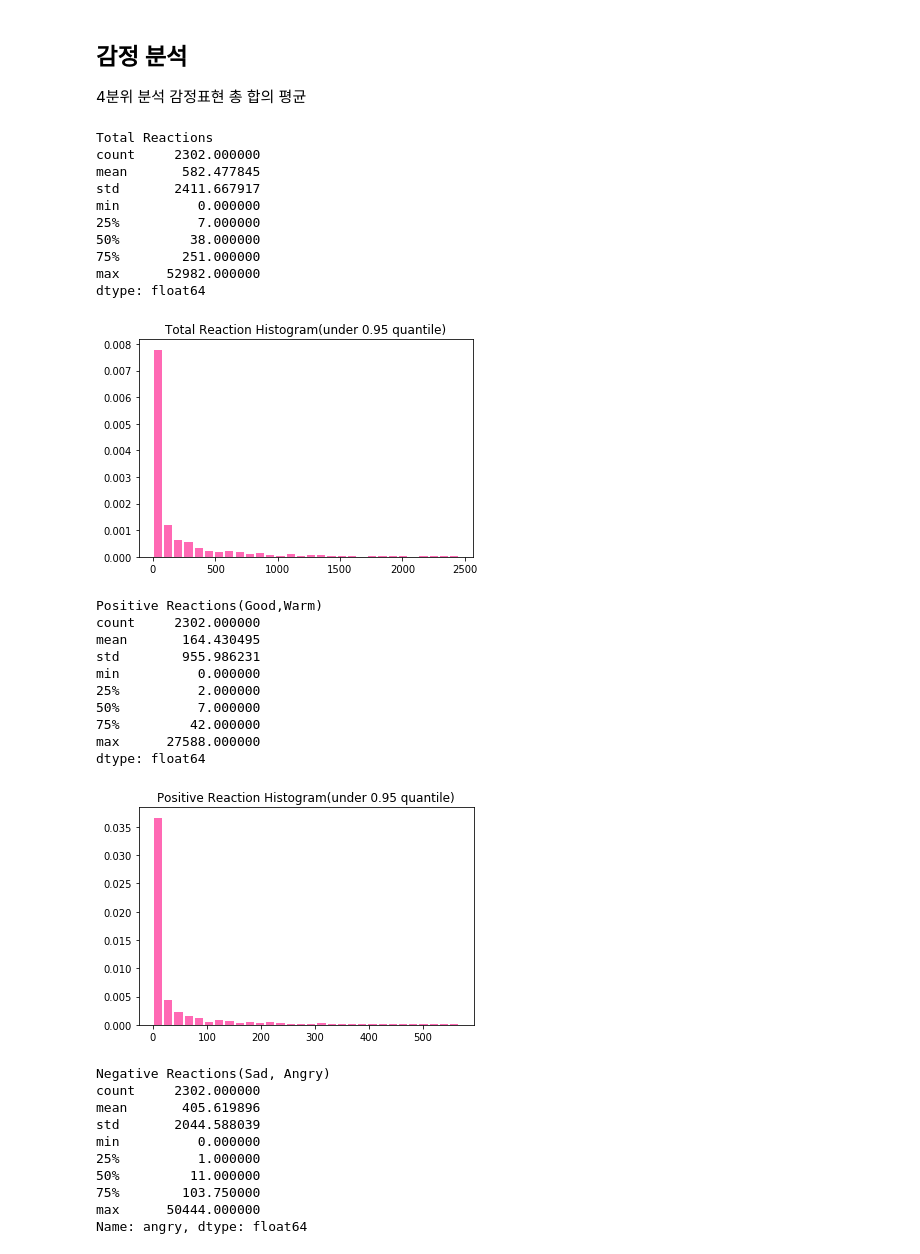
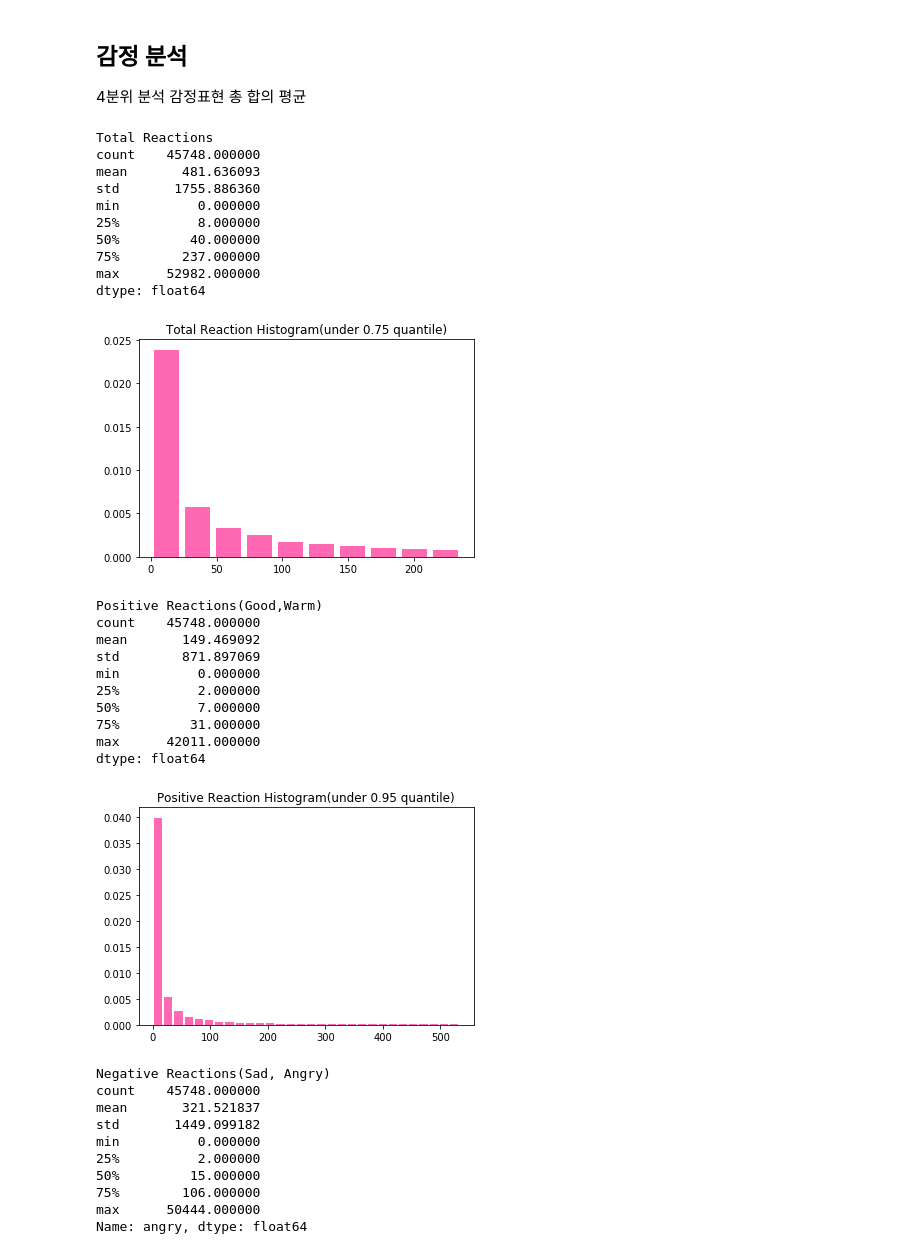
Before and after one commit to HeegyuKim/denuri-notebook, a Jupyter notebook: sentiment/analysis.ipynb, the cells around one changed output. Drawn from its saved outputs; the diff is of its cells as text; code cells hidden in the pictures.

```diff
--- a/sentiment/analysis.ipynb
+++ b/sentiment/analysis.ipynb
@@ -14,6 +26,8 @@ tagger = Okt() # Kkma()
 # %%
 %%time
-data = pd.read_csv("../data/news_reactions_recent.csv")
+with open("../output.jsl") as f:
+    lines = f.readlines()
+    data = pd.DataFrame([json.loads(x) for x in lines])
 # data = pd.read_csv("../data/news_reactions_tokenized.csv")
 # data = pd.read_json("../data/news_reactions_tokenized.json")
 # %% [output]
@@ -179,9 +206,9 @@ neg = data.angry
 # %%
 print("Total Reactions")
 print(total.describe())
-plt.title("Total Reaction Histogram(under 0.95 quantile)")
-plt.hist(total[total < total.quantile(0.95)] ,
-         bins=30, ## 몇 개의 바구니로 구분할 것인가.
+plt.title("Total Reaction Histogram(under 0.75 quantile)")
+plt.hist(total[total < total.quantile(0.75)] ,
+         bins=10, ## 몇 개의 바구니로 구분할 것인가.
          density=True, ## ytick을 퍼센트비율로 표현해줌
          cumulative=False, ## 누적으로 표현하고 싶을 때는 True
          histtype='bar',  ## 타입. or step으로 하면 모양이 바뀜.
@@ -194,58 +221,58 @@ print("Positive Reactions(Good,Warm)")
 print(pos.describe())
 plt.title("Positive Reaction Histogram(under 0.95 quantile)")
 plt.hist(pos[pos < pos.quantile(0.95)] ,
          bins=30, ## 몇 개의 바구니로 구분할 것인가.
          density=True, ## ytick을 퍼센트비율로 표현해줌
          cumulative=False, ## 누적으로 표현하고 싶을 때는 True
          histtype='bar',  ## 타입. or step으로 하면 모양이 바뀜.
          orientation='vertical', ## or horizontal
          rwidth=0.8, ## 1.0일 경우, 꽉 채움 작아질수록 간격이 생김
          color='hotpink', ## bar 색깔
         )
 plt.show()
 print("Negative Reactions(Sad, Angry)")
 print(neg.describe())
 plt.title("Total Reaction Histogram(under 0.95 quantile)")
 plt.hist(neg[neg < neg.quantile(0.95)] ,
          bins=30, ## 몇 개의 바구니로 구분할 것인가.
          density=True, ## ytick을 퍼센트비율로 표현해줌
          cumulative=False, ## 누적으로 표현하고 싶을 때는 True
          histtype='bar',  ## 타입. or step으로 하면 모양이 바뀜.
          orientation='vertical', ## or horizontal
          rwidth=0.8, ## 1.0일 경우, 꽉 채움 작아질수록 간격이 생김
          color='hotpink', ## bar 색깔
         )
 plt.show()
 # %% [output]
 Total Reactions
-count     2302.000000
-mean       582.477845
-std       2411.667917
+count    45748.000000
+mean       481.636093
+std       1755.886360
 min          0.000000
-25%          7.000000
-50%         38.000000
-75%        251.000000
+25%          8.000000
+50%         40.000000
+75%        237.000000
 max      52982.000000
 dtype: float64
-[figure, old version]
+[figure, new version]
 Positive Reactions(Good,Warm)
-count     2302.000000
-mean       164.430495
-std        955.986231
+count    45748.000000
+mean       149.469092
+std        871.897069
 min          0.000000
 25%          2.000000
 50%          7.000000
-75%         42.000000
-max      27588.000000
+75%         31.000000
+max      42011.000000
 dtype: float64
-[figure, old version]
+[figure, new version]
 Negative Reactions(Sad, Angry)
-count     2302.000000
-mean       405.619896
-std       2044.588039
+count    45748.000000
+mean       321.521837
+std       1449.099182
 min          0.000000
-25%          1.000000
-50%         11.000000
-75%        103.750000
+25%          2.000000
+50%         15.000000
+75%        106.000000
 max      50444.000000
 Name: angry, dtype: float64
```
Also changed, not shown: parts of 17 cells of this notebook, 4 other files.
